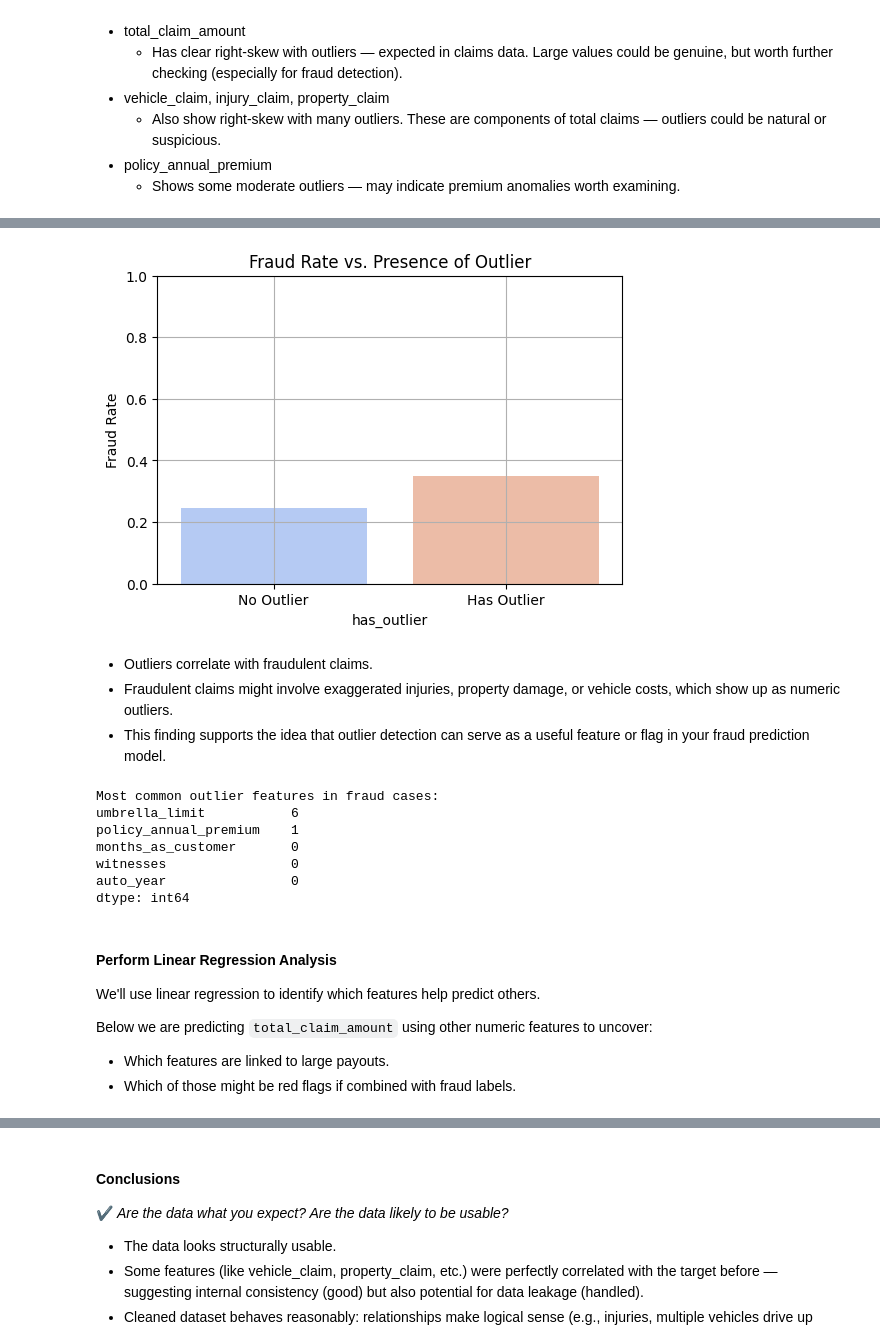
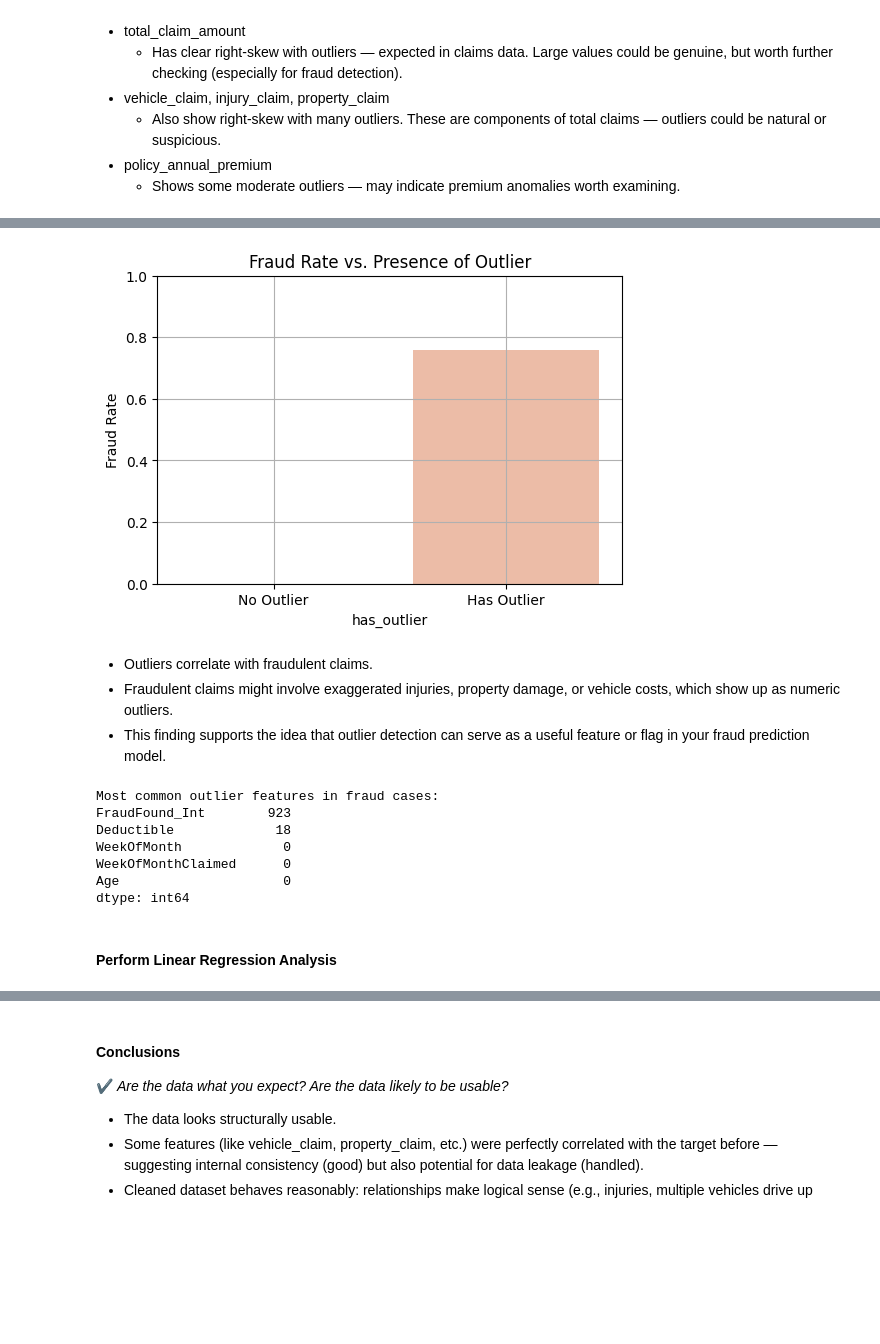
Before and after one commit to SergeyNelyapenkoBU/2025-spring-B2, a Jupyter notebook: OMDS-ModB2-Week09-Nelyapenko-Sergey_carclaims-draft.ipynb, the cells around one changed output, grey strips where cells are left out. Saved outputs shown, nothing was run; the diff lists cells and outputs as text; code cells hidden in the pictures; blank space fills up the shorter version.

```diff
--- a/OMDS-ModB2-Week09-Nelyapenko-Sergey_carclaims-draft.ipynb
+++ b/OMDS-ModB2-Week09-Nelyapenko-Sergey_carclaims-draft.ipynb
@@ -432,33 +414,32 @@ display(high_claims[['total_claim_amount', 'fraud_reported']])
 # %%
 # Boolean DataFrame: True if any feature has a Z-score > 3
 outlier_mask = (z_scores.abs() > 3)
 
 # Flag rows with any extreme outlier
 dataset['has_outlier'] = outlier_mask.any(axis=1)
 # Convert fraud_reported to binary
-dataset['fraud_flag'] = dataset['fraud_reported'].map({'Y': 1, 'N': 0})
-
+dataset['fraud_flag'] = dataset['FraudFound_Int']
 # Group by outlier flag
 fraud_stats = dataset.groupby('has_outlier')['fraud_flag'].agg(['count', 'sum', 'mean'])
 fraud_stats.columns = ['Total Records', 'Fraud Cases', 'Fraud Rate']
 
 plt.figure(figsize=(6, 4))
 sns.barplot(
     data=fraud_stats.reset_index(),
     x='has_outlier',
     y='Fraud Rate',
     hue='has_outlier',            # add hue here
     palette='coolwarm',
     legend=False                  # remove the legend (since hue is same as x)
 )
 plt.xticks([0, 1], ['No Outlier', 'Has Outlier'])
 plt.ylabel("Fraud Rate")
 plt.title("Fraud Rate vs. Presence of Outlier")
 plt.ylim(0, 1)
 plt.grid(True)
 plt.show()
 # %% [output]
-[figure, old version]
+[figure, new version]
 # %% [markdown]
 - Outliers correlate with fraudulent claims.
 - Fraudulent claims might involve exaggerated injuries, property damage, or vehicle costs, which show up as numeric outliers.
@@ -472,19 +453,12 @@ dataset['n_outlier_features'] = outlier_mask.sum(axis=1)
 suspicious_cases = dataset.sort_values('n_outlier_features', ascending=False)
 # %% [output]
 Most common outlier features in fraud cases:
-umbrella_limit           6
-policy_annual_premium    1
-months_as_customer       0
-witnesses                0
-auto_year                0
+FraudFound_Int        923
+Deductible             18
+WeekOfMonth             0
+WeekOfMonthClaimed      0
+Age                     0
 dtype: int64
 # %% [markdown]
 #### Perform Linear Regression Analysis
-
-We'll use linear regression to identify which features help predict others.
-
-Below we are predicting `total_claim_amount` using other numeric features to uncover:
-
-- Which features are linked to large payouts.
-- Which of those might be red flags if combined with fraud labels.
 # %%
```
Also changed, not shown: parts of 12 cells of this notebook, 1 other file.
